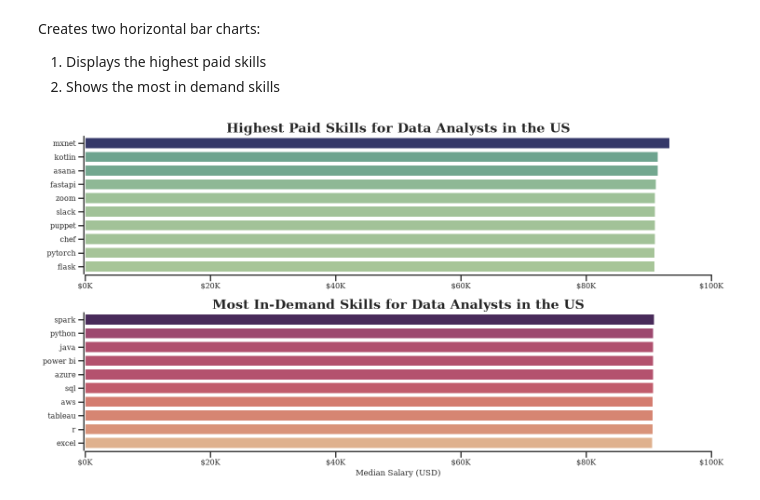
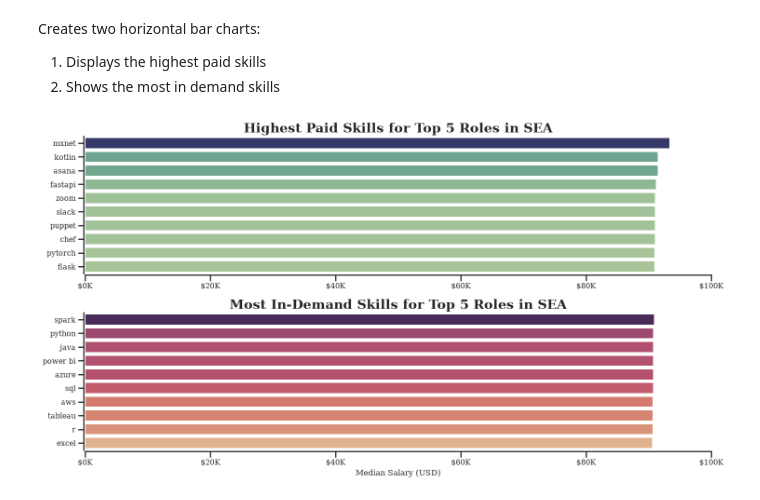
Before and after one commit to JohnnyQuant/Python_Data_Project, a Jupyter notebook: Project/4_Salary_Trend.ipynb, the cells around one changed output. Cells and saved outputs as stored; diff of their text form; code cells hidden in the pictures.

```diff
--- a/Project/4_Salary_Trend.ipynb
+++ b/Project/4_Salary_Trend.ipynb
@@ -200,34 +200,34 @@ sns.barplot(
 sns.despine(offset=2)
 
 ax[0].set_title(
-                'Highest Paid Skills for Data Analysts in the US'
+                'Highest Paid Skills for Top 5 Roles in SEA'
                 , fontsize = 20
                 , fontweight = 'bold')
 ax[0].set_ylabel('')
 ax[0].set_xlabel('')
 ax[0].set_xlim(0,100000)
 ax[0].xaxis.set_major_formatter(plt.FuncFormatter(lambda x, _: f'${int(x/1000):,}K'))
 
 
 sns.barplot(
             data = df_SEA_top_skills
             , x = 'mean'
             , y = df_SEA_top_skills.index
             , hue = 'mean'
             , ax = ax[1]
             , palette='flare'
             , legend=False)
 
 ax[1].set_title(
-                'Most In-Demand Skills for Data Analysts in the US'
+                'Most In-Demand Skills for Top 5 Roles in SEA'
                 , fontsize = 20
                 , fontweight = 'bold')
 ax[1].set_ylabel('')
 ax[1].set_xlabel('Median Salary (USD)')
 ax[1].set_xlim(ax[0].get_xlim())  # Set the same x-axis limits as the first plot
 ax[1].xaxis.set_major_formatter(plt.FuncFormatter(lambda x, _: f'${int(x/1000)}K'))
 
 plt.tight_layout()
 plt.show()
 # %% [output]
-[figure, old version]
+[figure, new version]
```
